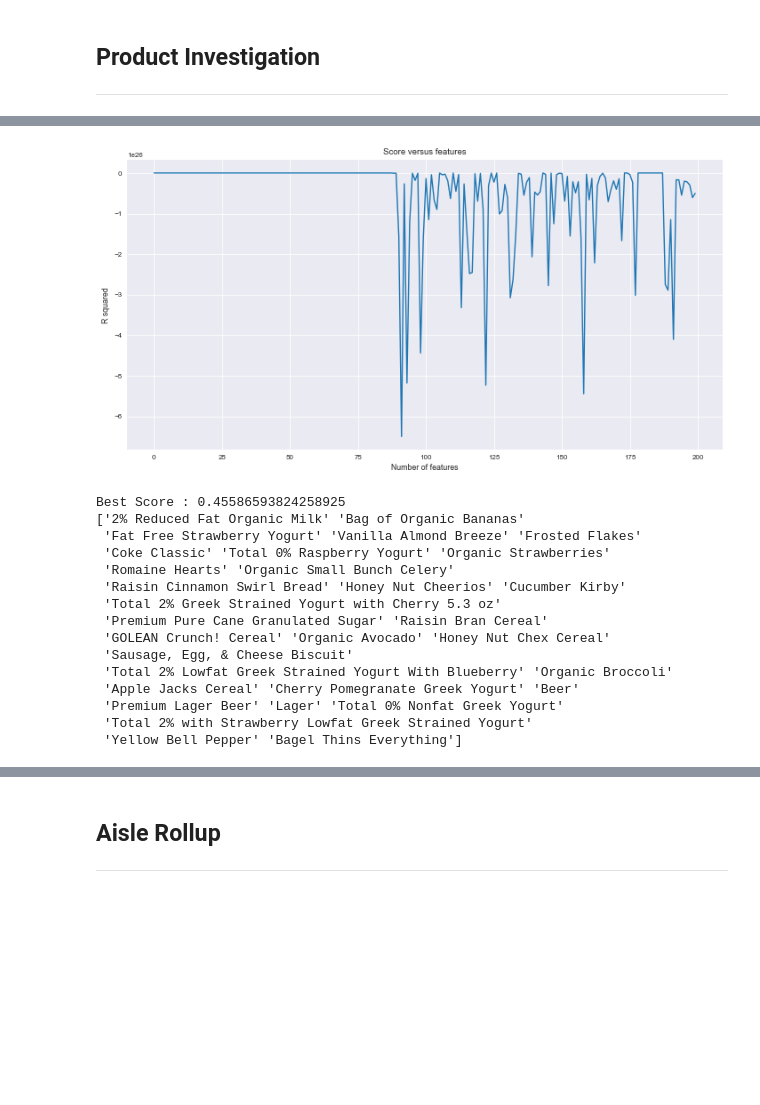
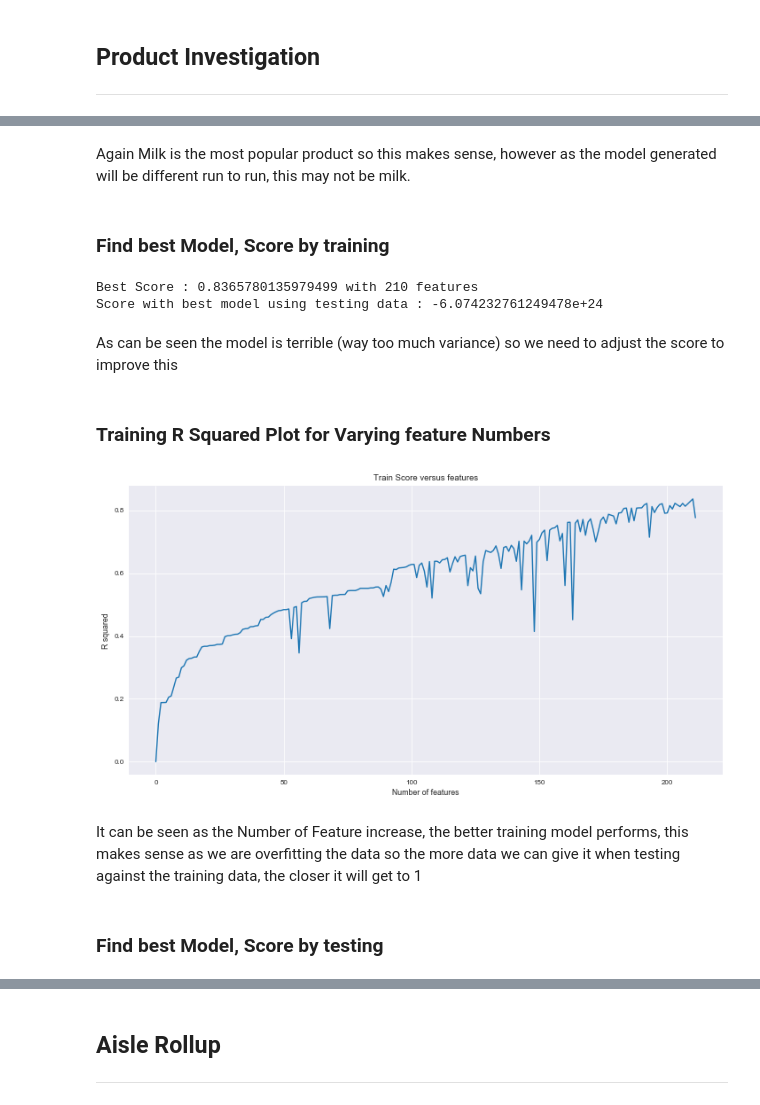
Before and after one commit to 1carew1/instacart_investigation, a Jupyter notebook: Assignment_2_Regression.ipynb, the cells around one changed output, grey strips where cells are left out. Saved outputs shown, nothing was run; the diff lists cells and outputs as text; code cells hidden in the pictures; blank space fills up the shorter version.

Commit message:
Done product investigation for now need to look into Aisle rollup

```diff
--- a/Assignment_2_Regression.ipynb
+++ b/Assignment_2_Regression.ipynb
@@ -304,22 +310,0 @@ X_train.head()
-# %%
-# Fit on training set only.
-scaler.fit(X_train)
-
-
-X_train_scale = scaler.transform(X_train)
-X_test_scale = scaler.transform(X_test)
-
-# Make an instance of the Model
-variance = 0.8
-pca = PCA(variance)
-pca.fit(X_train_scale)
-
-train = pca.transform(X_train_scale)
-test = pca.transform(X_test_scale)
-
-model = linear_model.LinearRegression()
-model.fit(train, y_train)
-model.score(test, y_test)
-# This Looks good
-#https://stats.stackexchange.com/questions/82050/principal-component-analysis-and-regression-in-python
-#https://towardsdatascience.com/pca-using-python-scikit-learn-e653f8989e60
@@ -332,5 +313,5 @@ print(len(X_train))
 # %%
-model = linear_model.LinearRegression()
-model.fit(X_train, y_train)
-model.intercept_
+prod_model = linear_model.LinearRegression()
+prod_model.fit(X_train, y_train)
+prod_model.intercept_
 # %% [output]
@@ -362,28 +349,32 @@ Best Score : 0.45586593824258925
+# %% [markdown]
+Again Milk is the most popular product so this makes sense, however as the model generated will be different run to run, this may not be milk.
+# %% [markdown]
+### Find best Model, Score by training
+# %%
+best_features_train, best_score_train, model_scores_train = order_best_features_and_score(X_train, y_train, X_train, y_train, 1.0)
+print("Best Score :", best_score_train, "with", len(best_features_train), "features")
+
+best_prod_model_train = linear_model.LinearRegression()
+best_prod_model_train.fit(X_train[best_features_train], y_train)
+
+test_score_with_best = best_prod_model_train.score(X_test[best_features_train], y_test)
+print("Score with best model using testing data :", test_score_with_best)
+# %% [output]
+Best Score : 0.8365780135979499 with 210 features
+Score with best model using testing data : -6.074232761249478e+24
+# %% [markdown]
+As can be seen the model is terrible (way too much variance) so we need to adjust the score to improve this
+# %% [markdown]
+### Training R Squared Plot for Varying feature Numbers
 # %%
-plt.title("Score versus features")
+plt.title("Train Score versus features")
 plt.xlabel('Number of features')
 plt.ylabel('R squared')
-plt.plot(model_scores)
+plt.plot(model_scores_train)
 plt.show()
 # %% [output]
-[figure, old version]
+[figure, new version]
-# %%
-nbfs, nbs, model_scores = order_best_features_and_score(X_train[best_features], y_train, X_test[best_features], y_test)
-print("Best Score :", nbs)
-print(nbfs)
-# %% [output]
-Best Score : 0.45586593824258925
-['2% Reduced Fat Organic Milk' 'Bag of Organic Bananas'
- 'Fat Free Strawberry Yogurt' 'Vanilla Almond Breeze' 'Frosted Flakes'
- 'Coke Classic' 'Total 0% Raspberry Yogurt' 'Organic Strawberries'
- 'Romaine Hearts' 'Organic Small Bunch Celery'
- 'Raisin Cinnamon Swirl Bread' 'Honey Nut Cheerios' 'Cucumber Kirby'
- 'Total 2% Greek Strained Yogurt with Cherry 5.3 oz'
- 'Premium Pure Cane Granulated Sugar' 'Raisin Bran Cereal'
- 'GOLEAN Crunch! Cereal' 'Organic Avocado' 'Honey Nut Chex Cereal'
- 'Sausage, Egg, & Cheese Biscuit'
- 'Total 2% Lowfat Greek Strained Yogurt With Blueberry' 'Organic Broccoli'
- 'Apple Jacks Cereal' 'Cherry Pomegranate Greek Yogurt' 'Beer'
- 'Premium Lager Beer' 'Lager' 'Total 0% Nonfat Greek Yogurt'
- 'Total 2% with Strawberry Lowfat Greek Strained Yogurt'
- 'Yellow Bell Pepper' 'Bagel Thins Everything']
+# %% [markdown]
+It can be seen as the Number of Feature increase, the better training model performs, this makes sense as we are overfitting the data so the more data we can give it when testing against the training data, the closer it will get to 1
+# %% [markdown]
+### Find best Model, Score by testing
```
Also changed, not shown: parts of 52 cells of this notebook.
